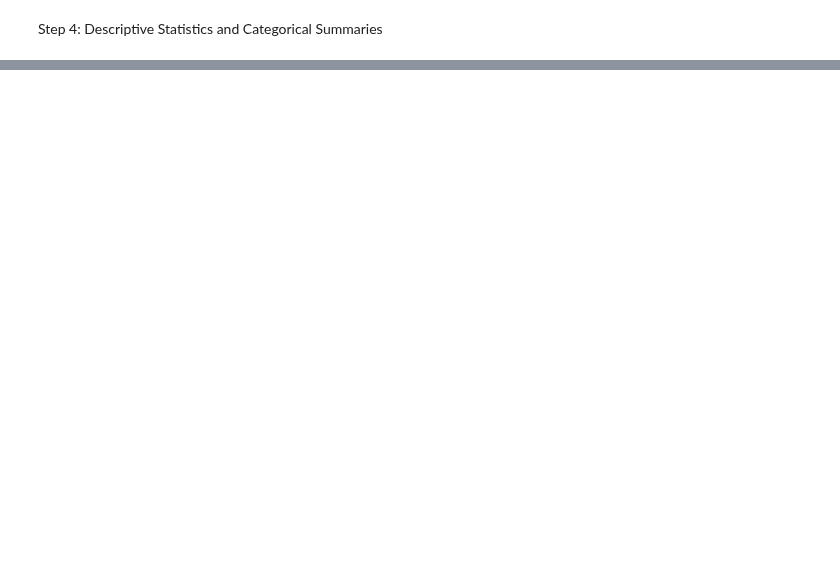
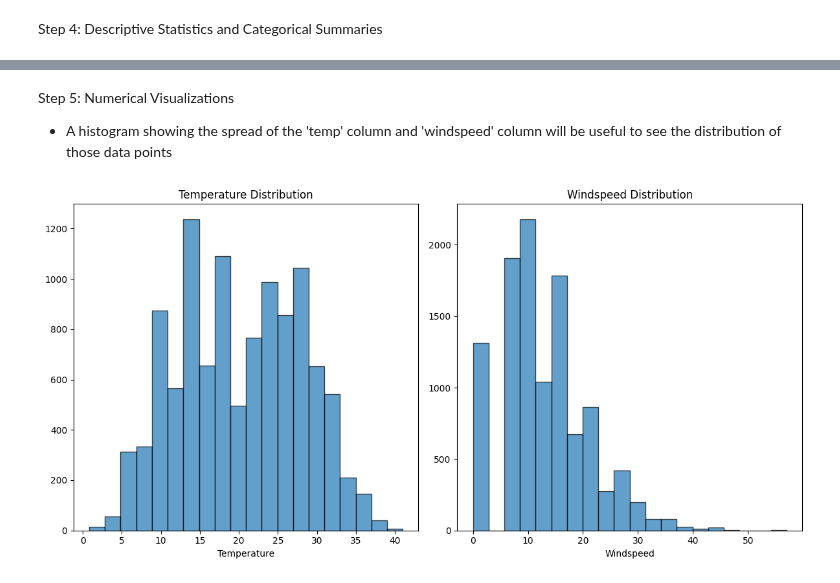
Before and after one commit to nrandazzo222/homework, a Jupyter notebook: final_project/NickRandazzo_FinalProject.ipynb, the cells around one changed output, grey strips where cells are left out. Cells and saved outputs as stored; diff of their text form; code cells hidden in the pictures; blank space fills up the shorter version.

```diff
--- a/final_project/NickRandazzo_FinalProject.ipynb
+++ b/final_project/NickRandazzo_FinalProject.ipynb
@@ -106,2 +84,9 @@ game_stats_df['date_time_gmt'] = pd.to_datetime(game_stats_df['date_time_gmt'])
+# %%
+# Data cleaning
+bikes_df.columns = bikes_df.columns.str.strip()
+bikes_df['datetime'] = pd.to_datetime(bikes_df['datetime'])
+bikes_df['humidity'] = bikes_df['humidity'].astype('float64')
+
+# bikes_df[['datetime','humidity']].dtypes
 # %% [markdown]
 Step 4: Descriptive Statistics and Categorical Summaries
@@ -210,0 +135,22 @@ total_winloss.sort_values('total_win_ratio', ascending = False)
+# %% [markdown]
+Step 5: Numerical Visualizations
+
+- A histogram showing the spread of the 'temp' column and 'windspeed' column will be useful to see the distribution of those data points
+# %%
+# Creating the Plot Figure
+fig, (ax1, ax2) = plt.subplots(1, 2, figsize= (12, 6))
+
+# Plot 1 - Temperature Histogram
+ax1.hist(bikes_df['temp'], bins = 20, edgecolor = 'black', alpha = 0.7)
+ax1.set_title('Temperature Distribution')
+ax1.set_xlabel('Temperature')
+
+# Plot 2 - Windspeed Histogram
+ax2.hist(bikes_df['windspeed'], bins = 20, edgecolor = 'black', alpha = 0.7)
+ax2.set_title('Windspeed Distribution')
+ax2.set_xlabel('Windspeed')
+
+plt.tight_layout()
+plt.show()
+# %% [output]
+[figure, added]
```
Also changed, not shown: parts of 32 cells of this notebook.
